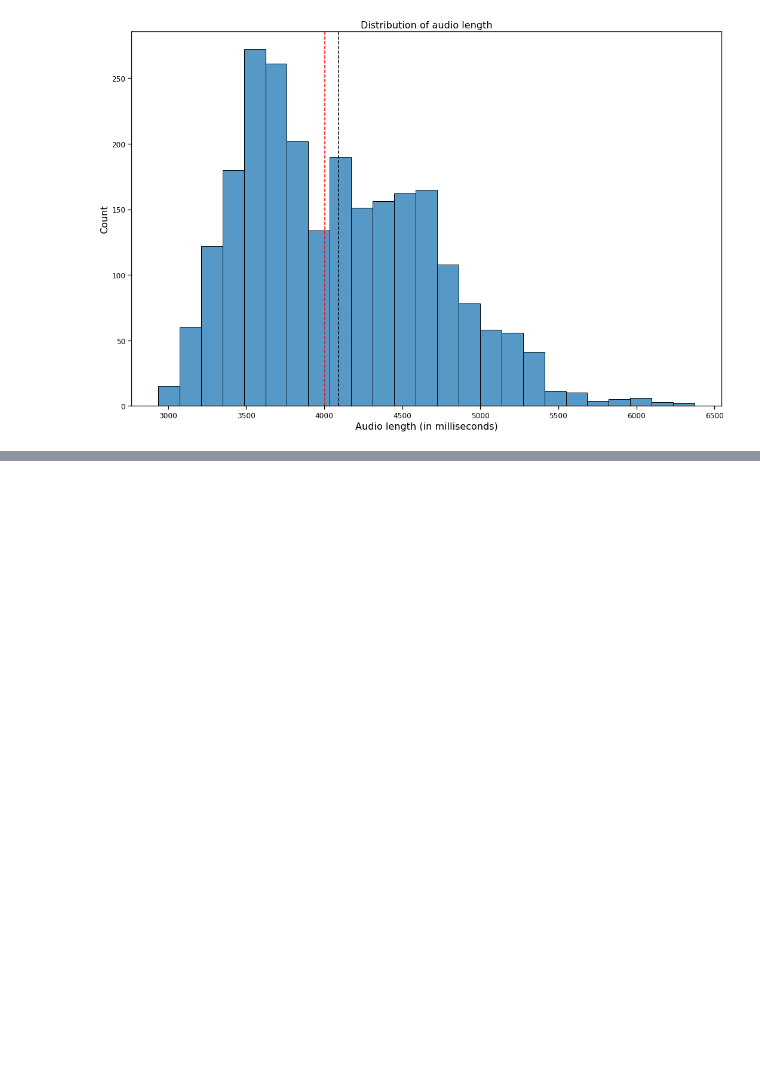
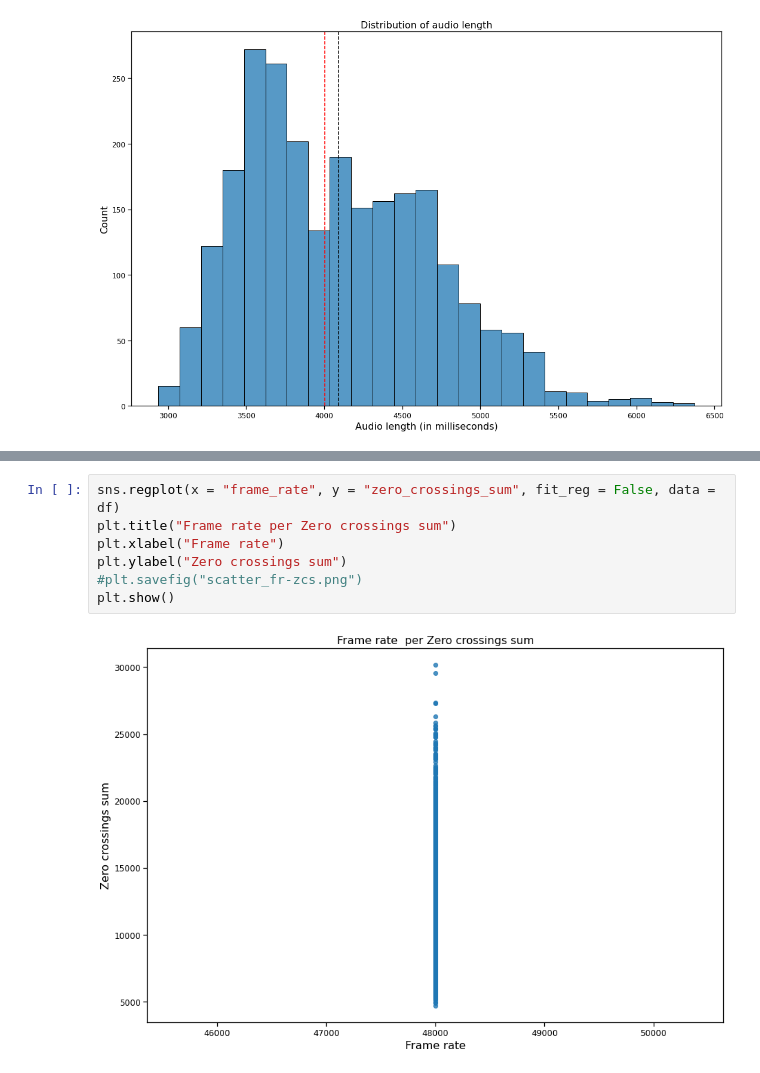
Before and after one commit to Claudio-95/DM22-23, a Jupyter notebook: Project_1st part - C.ipynb, the cells around one changed output, grey strips where cells are left out. Drawn from its saved outputs; the diff is of its cells as text; blank space fills up the shorter version.

```diff
--- a/Project_1st part - C.ipynb
+++ b/Project_1st part - C.ipynb
@@ -333,0 +370,9 @@ plt.show()
+# %%
+sns.regplot(x = "frame_rate", y = "zero_crossings_sum", fit_reg = False, data = df)
+plt.title("Frame rate per Zero crossings sum")
+plt.xlabel("Frame rate")
+plt.ylabel("Zero crossings sum")
+#plt.savefig("scatter_fr-zcs.png")
+plt.show()
+# %% [output]
+[figure, added]
```
Also changed, not shown: parts of 46 cells of this notebook, 1 other file.
